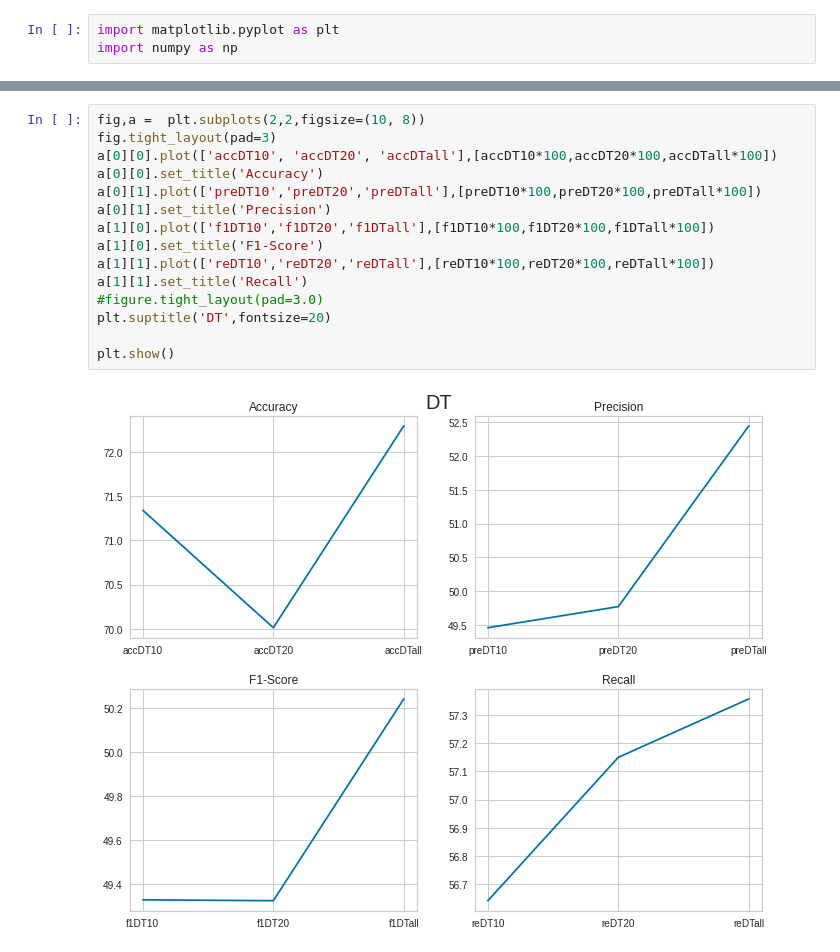
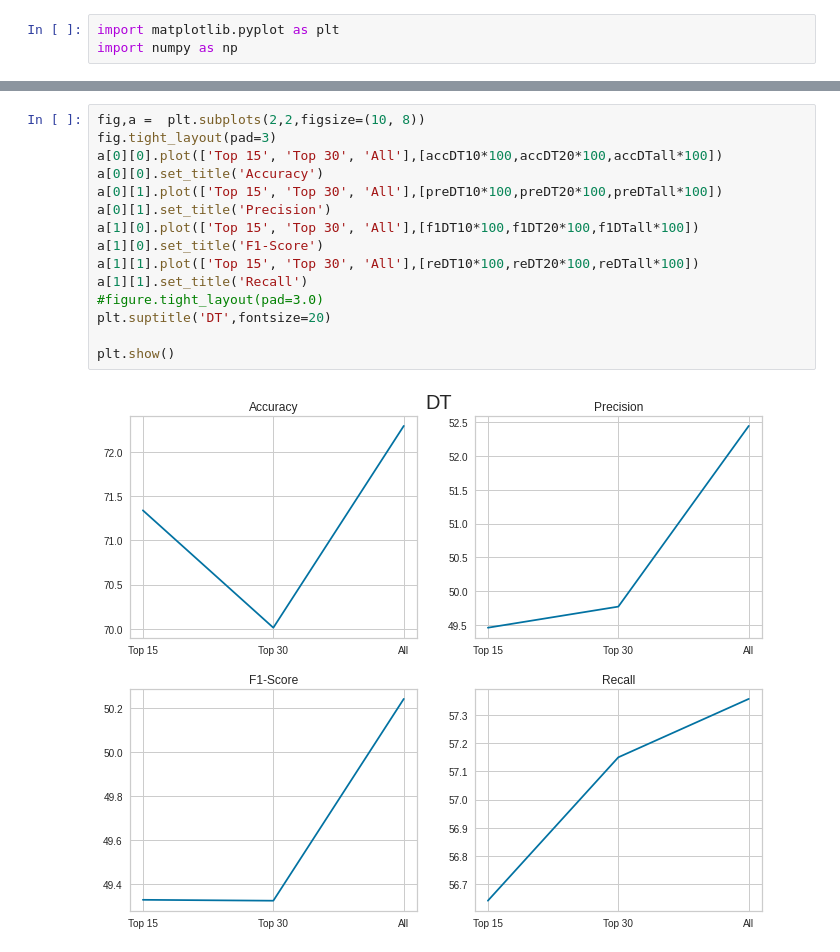
Before and after one commit to ishaak15/UNSW-IDS-Feature-Selection, a Jupyter notebook: Training_and_Testing.ipynb, the cells around one changed output, grey strips where cells are left out. Drawn from its saved outputs; the diff is of its cells as text.

```diff
--- a/Training_and_Testing.ipynb
+++ b/Training_and_Testing.ipynb
@@ -1453,20 +1453,20 @@ plt.show()
 # %%
 fig,a =  plt.subplots(2,2,figsize=(10, 8))
 fig.tight_layout(pad=3)
-a[0][0].plot(['accDT10', 'accDT20', 'accDTall'],[accDT10*100,accDT20*100,accDTall*100])
+a[0][0].plot(['Top 15', 'Top 30', 'All'],[accDT10*100,accDT20*100,accDTall*100])
 a[0][0].set_title('Accuracy')
-a[0][1].plot(['preDT10','preDT20','preDTall'],[preDT10*100,preDT20*100,preDTall*100])
+a[0][1].plot(['Top 15', 'Top 30', 'All'],[preDT10*100,preDT20*100,preDTall*100])
 a[0][1].set_title('Precision')
-a[1][0].plot(['f1DT10','f1DT20','f1DTall'],[f1DT10*100,f1DT20*100,f1DTall*100])
+a[1][0].plot(['Top 15', 'Top 30', 'All'],[f1DT10*100,f1DT20*100,f1DTall*100])
 a[1][0].set_title('F1-Score')
-a[1][1].plot(['reDT10','reDT20','reDTall'],[reDT10*100,reDT20*100,reDTall*100])
+a[1][1].plot(['Top 15', 'Top 30', 'All'],[reDT10*100,reDT20*100,reDTall*100])
 a[1][1].set_title('Recall')
 #figure.tight_layout(pad=3.0)
 plt.suptitle('DT',fontsize=20)
 
 plt.show()
 # %% [output]
-[figure, old version]
+[figure, new version]
 # %%
 fig,a =  plt.subplots(2,2,figsize=(10, 8))
 fig.tight_layout(pad=3)
```
Also changed, not shown: parts of 8 cells of this notebook.
